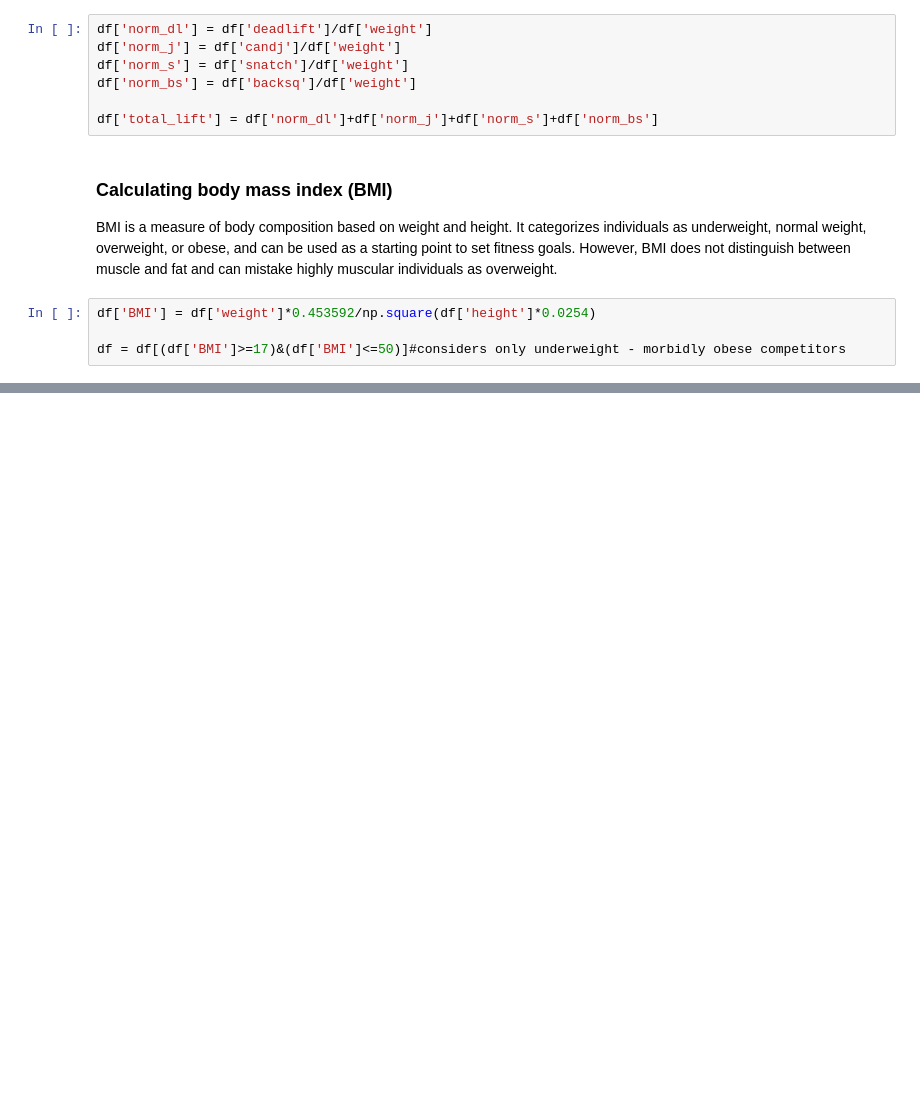
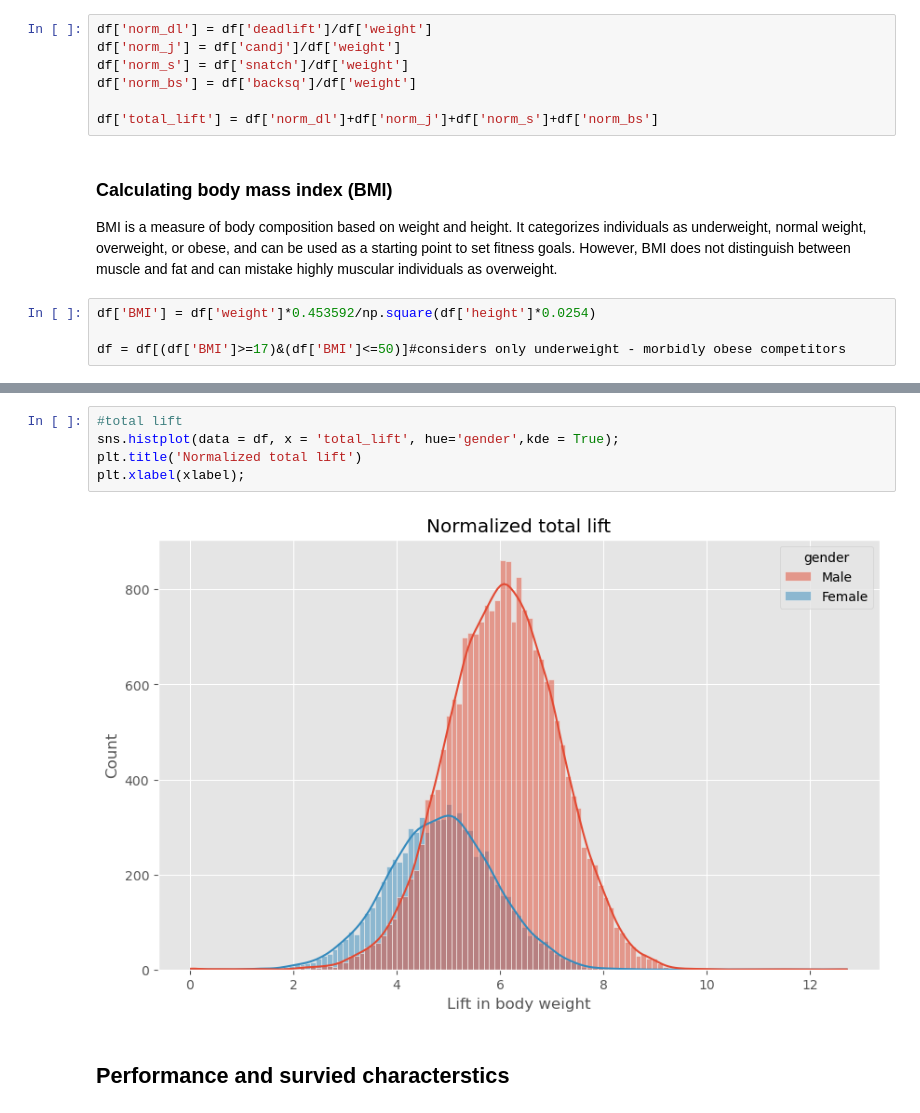
Before and after one commit to NinaCilliers/crossfit_project, a Jupyter notebook: crossfit_project.ipynb, the cells around one changed output, grey strips where cells are left out. Saved outputs shown, nothing was run; the diff lists cells and outputs as text; blank space fills up the shorter version.

```diff
--- a/crossfit_project.ipynb
+++ b/crossfit_project.ipynb
@@ -195,0 +226,9 @@ df = df[(df['BMI']>=17)&(df['BMI']<=50)]#considers only underweight - morbidly o
+# %%
+#total lift
+sns.histplot(data = df, x = 'total_lift', hue='gender',kde = True);
+plt.title('Normalized total lift')
+plt.xlabel(xlabel);
+# %% [output]
+[figure, added]
+# %% [markdown]
+## Performance and survied characterstics
```
Also changed, not shown: parts of 3 cells of this notebook.
